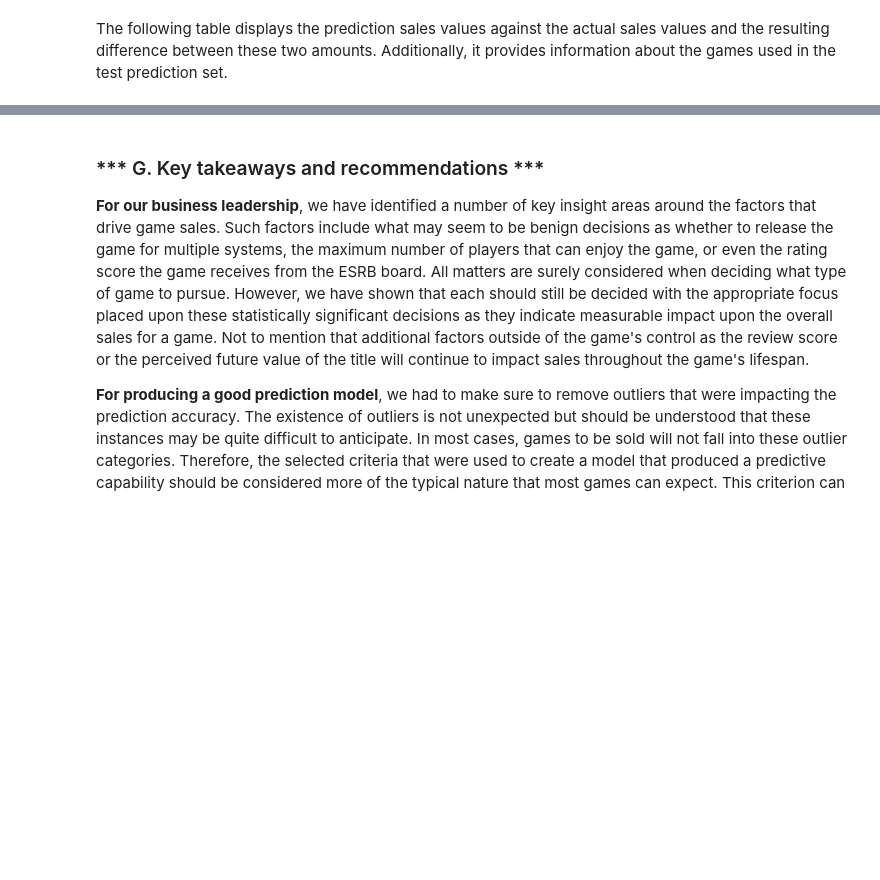
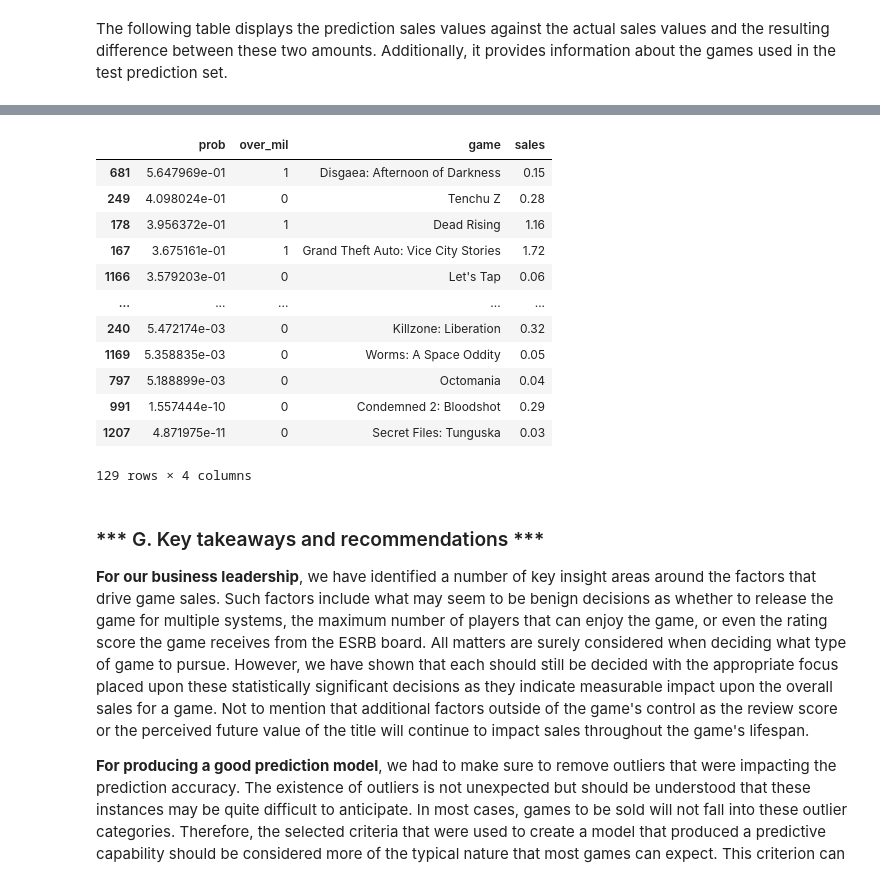
Before and after one commit to johnnystrada/dataprojects, a Jupyter notebook: VideoGameSalesPrediction.ipynb, the cells around one changed output, grey strips where cells are left out. Saved outputs shown, nothing was run; the diff lists cells and outputs as text; code cells hidden in the pictures; blank space fills up the shorter version.

```diff
--- a/VideoGameSalesPrediction.ipynb
+++ b/VideoGameSalesPrediction.ipynb
@@ -1406,3 +1590,24 @@ prediction_results.merge(df['game'], left_index=True, right_index=True).merge(df
+# %%
+df_prob = pd.Series(pY_prob_l2)
+df_prob = pd.DataFrame(df_prob, columns=['prob'])
+df_pred = pd.DataFrame(pY_l1, columns=['over_mil'])
+prediction_results =df_prob.merge(df_pred['over_mil'], left_index=True, right_index=True)
+prediction_results = prediction_results.merge(df['game'], left_index=True, right_index=True).merge(df['sales'], left_index=True, right_index=True)
+prediction_results.sort_values(['prob'], ascending=False)
+# %% [output]
+|  | prob | over_mil | game | sales |
+| 681 | 5.647969e-01 | 1 | Disgaea: Afternoon of Darkness | 0.15 |
+| 249 | 4.098024e-01 | 0 | Tenchu Z | 0.28 |
+| 178 | 3.956372e-01 | 1 | Dead Rising | 1.16 |
+| 167 | 3.675161e-01 | 1 | Grand Theft Auto: Vice City Stories | 1.72 |
+| 1166 | 3.579203e-01 | 0 | Let's Tap | 0.06 |
+| ... | ... | ... | ... | ... |
+| 240 | 5.472174e-03 | 0 | Killzone: Liberation | 0.32 |
+| 1169 | 5.358835e-03 | 0 | Worms: A Space Oddity | 0.05 |
+| 797 | 5.188899e-03 | 0 | Octomania | 0.04 |
+| 991 | 1.557444e-10 | 0 | Condemned 2: Bloodshot | 0.29 |
+| 1207 | 4.871975e-11 | 0 | Secret Files: Tunguska | 0.03 |
+129 rows × 4 columns
 # %% [markdown]
 
 ### *** G. Key takeaways and recommendations ***
```
Also changed, not shown: parts of 39 cells of this notebook.
